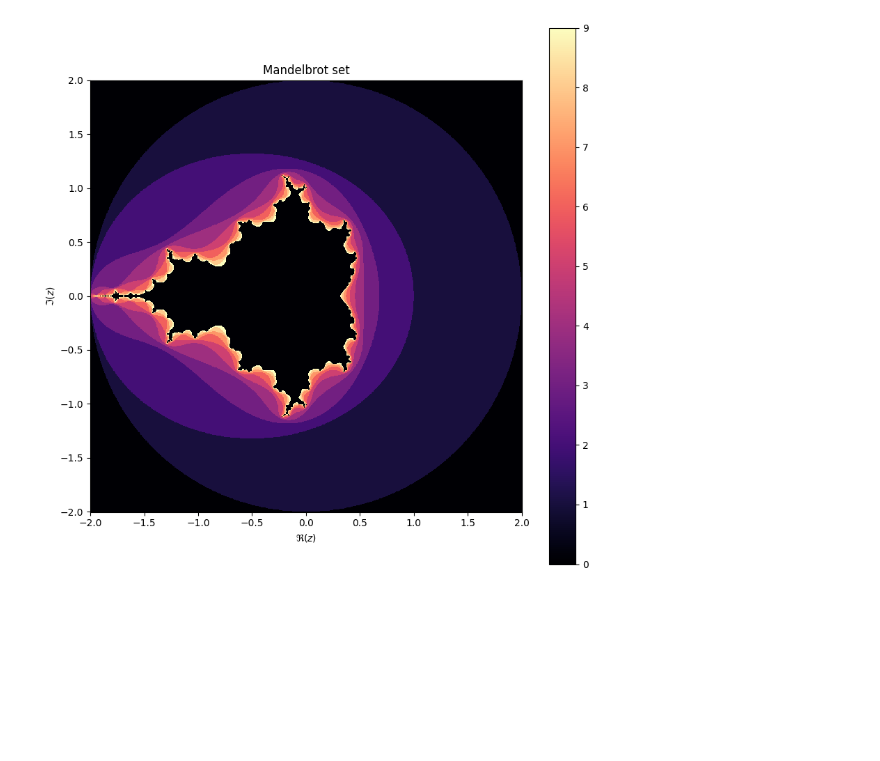
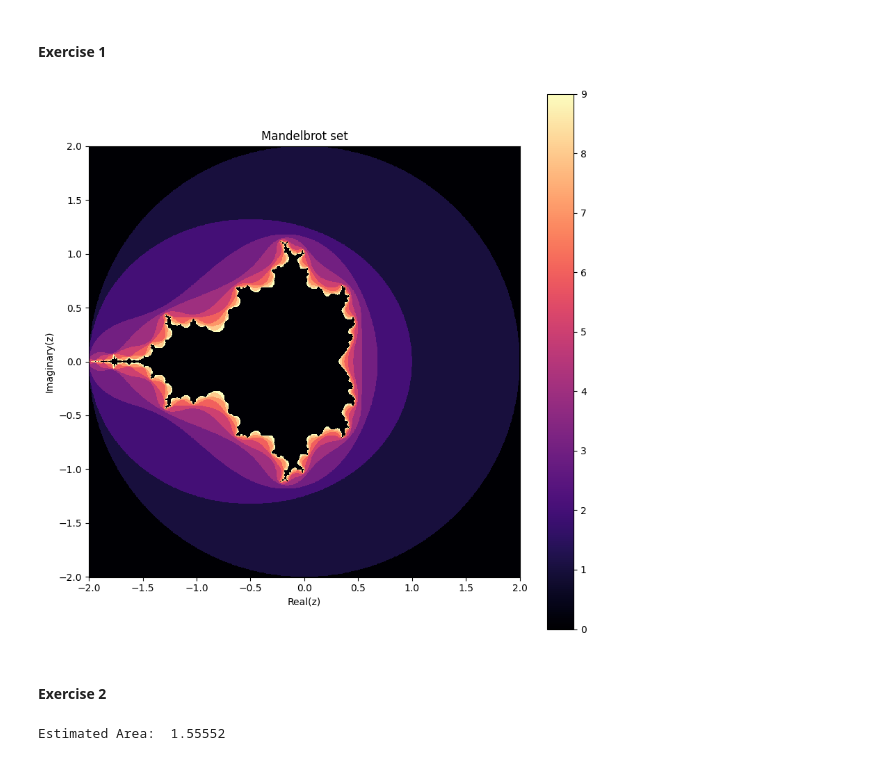
Before and after one commit to yoadvp-bit/Stochastic-simulations, a Jupyter notebook: assignment1.ipynb, the cells around one changed output. Drawn from its saved outputs; the diff is of its cells as text; code cells hidden in the pictures; blank space fills up the shorter version.

```diff
--- a/assignment1.ipynb
+++ b/assignment1.ipynb
@@ -19,6 +20,8 @@ def mandlebrot(c):
 
 
     return
+# %% [markdown]
+#### Exercise 1
 # %%
 # Mandelbrot sequence
 def recursive_z(n, c):
@@ -36,33 +39,56 @@ def in_mandelbrot(c, max_iter):
         if abs(z) > 2:
             return i
     return max_iter
 
 
 xvalues = np.linspace(-2, 2, 1000)
 yvalues = np.linspace(-2, 2, 1000)
 
 colormap = 'magma'
 max_iter = 10
 
 iteration_array = []
 for y in yvalues:
     row = []
     for x in xvalues:
         c = complex(x, y)
         if in_mandelbrot(c, max_iter) == max_iter:
             row.append(0)
         else:
             row.append(in_mandelbrot(c, max_iter))
     iteration_array.append(row)
 
 ax = plt.axes()
 ax.set_aspect('equal')
 graph = ax.pcolormesh(xvalues, yvalues, iteration_array, cmap=colormap)
 plt.colorbar(graph)
-plt.xlabel(r'$\Re(z)$')
-plt.ylabel(r'$\Im(z)$')
+plt.xlabel('Real(z)')
+plt.ylabel('Imaginary(z)')
 plt.title('Mandelbrot set')
 plt.gcf().set_size_inches(10, 10)
 plt.show()
 # %% [output]
-[figure, old version]
+[figure, new version]
+# %% [markdown]
+#### Exercise 2
+# %%
+
+def est_area(num_points, max_iter):
+    p_inside = 0
+    p_outside = 0
+    for i in range(num_points):
+        s_real = np.random.uniform(-2,2)
+        s_im = np.random.uniform(-2,2)
+        c = complex(s_real, s_im)
+        if in_mandelbrot(c, max_iter) == max_iter:
+            p_inside += 1
+        else:
+            p_outside += 1
+
+    est_area = (p_inside/num_points)*16
+    return est_area
+
+area = est_area(50000, 300)
+print("Estimated Area: ", area)
+# %% [output]
+Estimated Area:  1.55552
```
Also changed, not shown: parts of 2 cells of this notebook.
